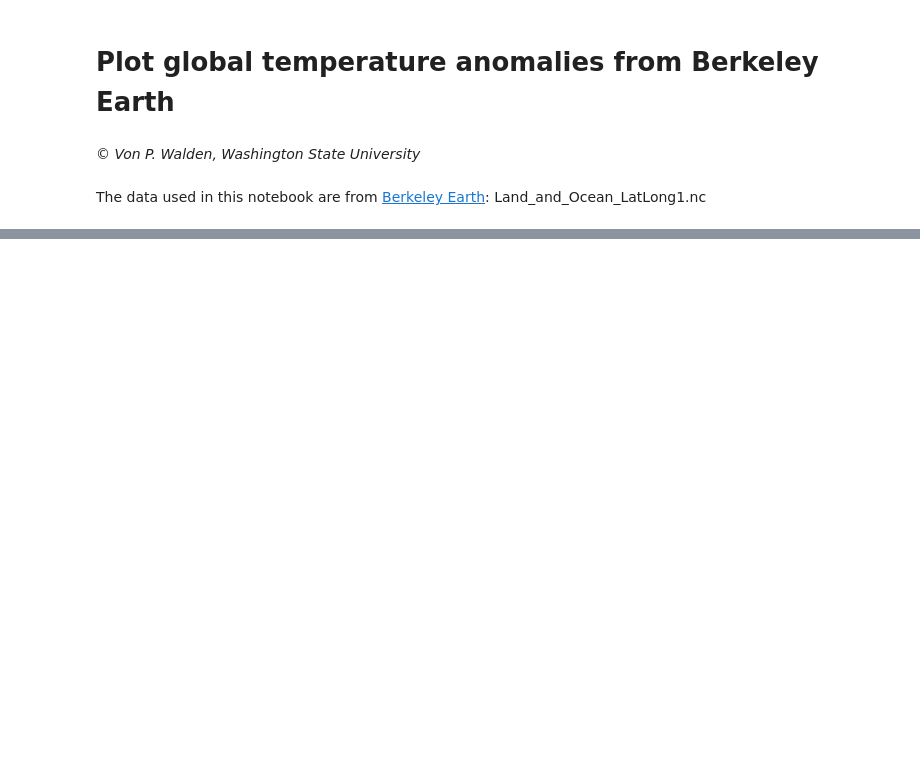
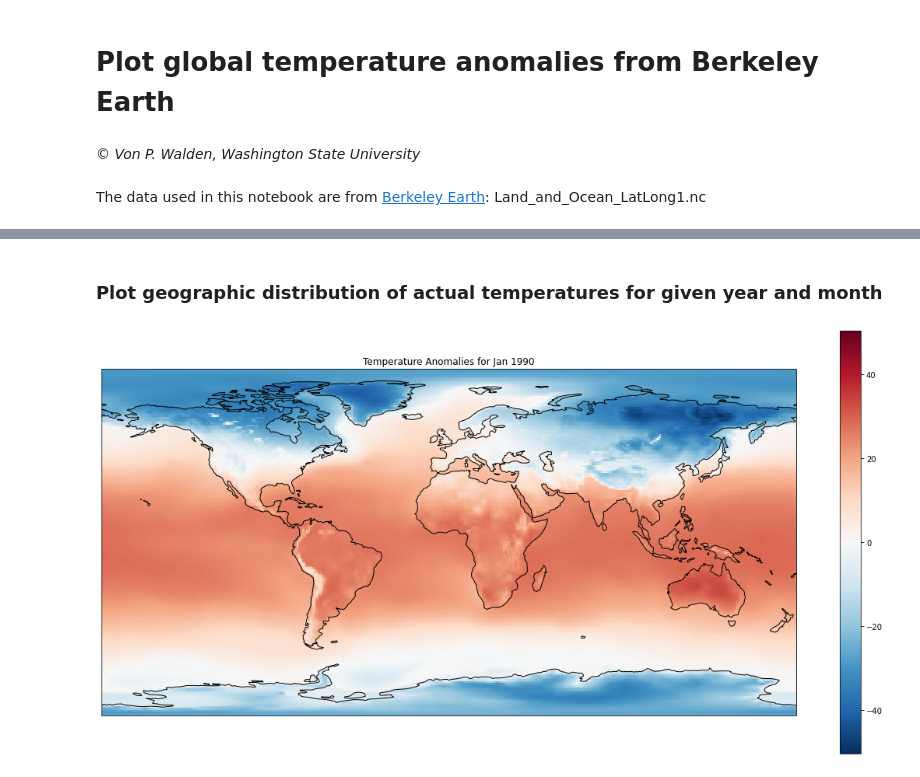
Before and after one commit to vonw/CE401, a Jupyter notebook: _build/jupyter_execute/chapter2/plotBerkeleyEarth.ipynb, the cells around one changed output, grey strips where cells are left out. Cells and saved outputs as stored; diff of their text form; code cells hidden in the pictures; blank space fills up the shorter version.

```diff
--- a/_build/jupyter_execute/chapter2/plotBerkeleyEarth.ipynb
+++ b/_build/jupyter_execute/chapter2/plotBerkeleyEarth.ipynb
@@ -48,0 +65,17 @@ ax.coastlines()
+# %% [markdown]
+### Plot geographic distribution of actual temperatures for given year and month
+# %%
+# Select a particular year and month to view
+year = 1990
+month = 'Jan'
+#month = 'Jul'
+
+months = ['Jan', 'Feb', 'Mar', 'Apr', 'May', 'Jun', 'Jul', 'Aug', 'Sep', 'Oct', 'Nov', 'Dec']
+
+fig = plt.figure(figsize=(20,10))
+ax = plt.axes(projection=ccrs.PlateCarree())
+ax.coastlines()
+(be.temperature[months.index(month)+((year-1850)*12)] + be.climatology[months.index(month)]).plot(ax=ax, clim=[-10, 10])
+plt.title('Temperature Anomalies for ' + month + ' ' + str(year));
+# %% [output]
+[figure, added]
```
Also changed, not shown: parts of 11 cells of this notebook, 49 other files.
